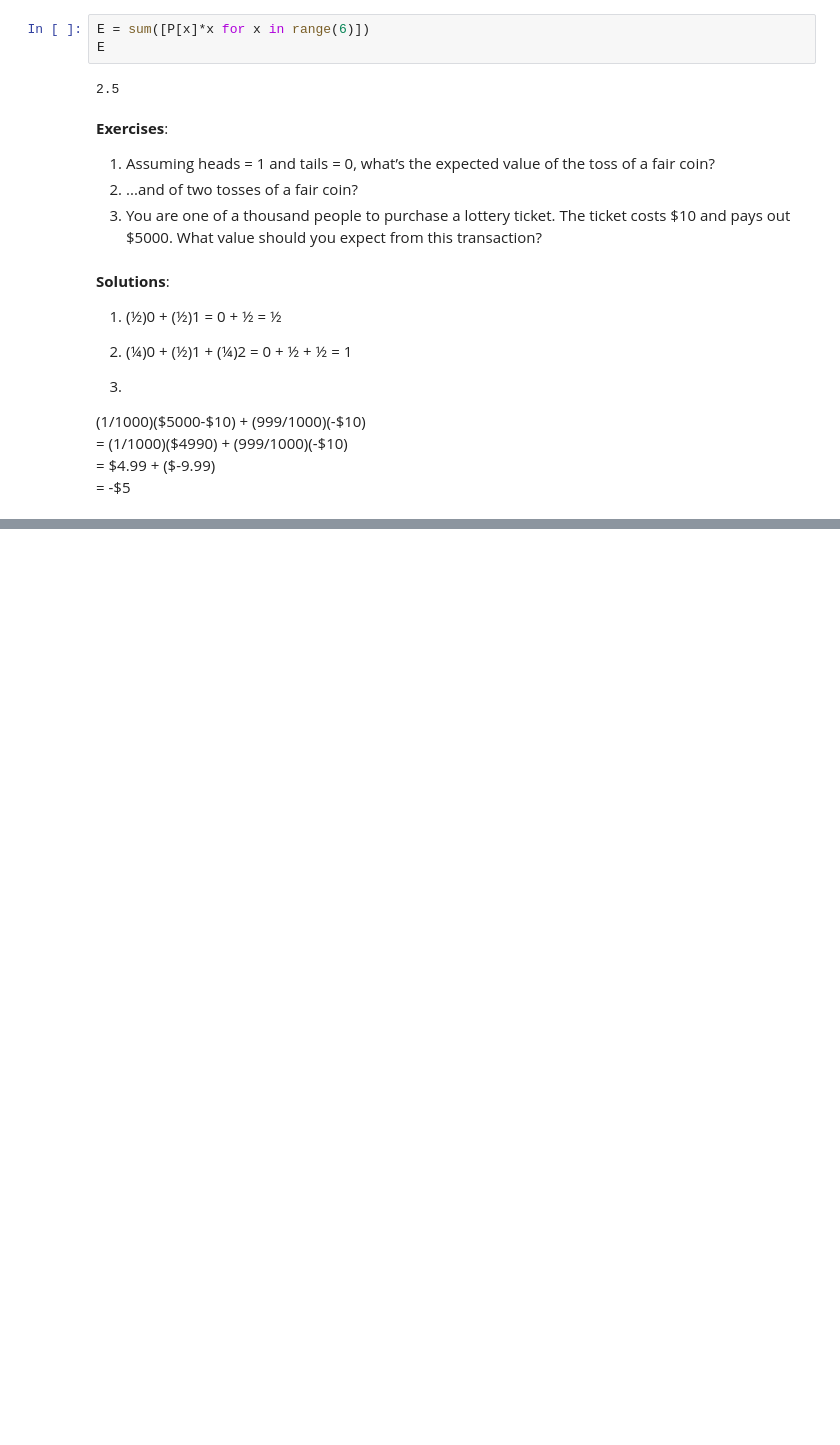
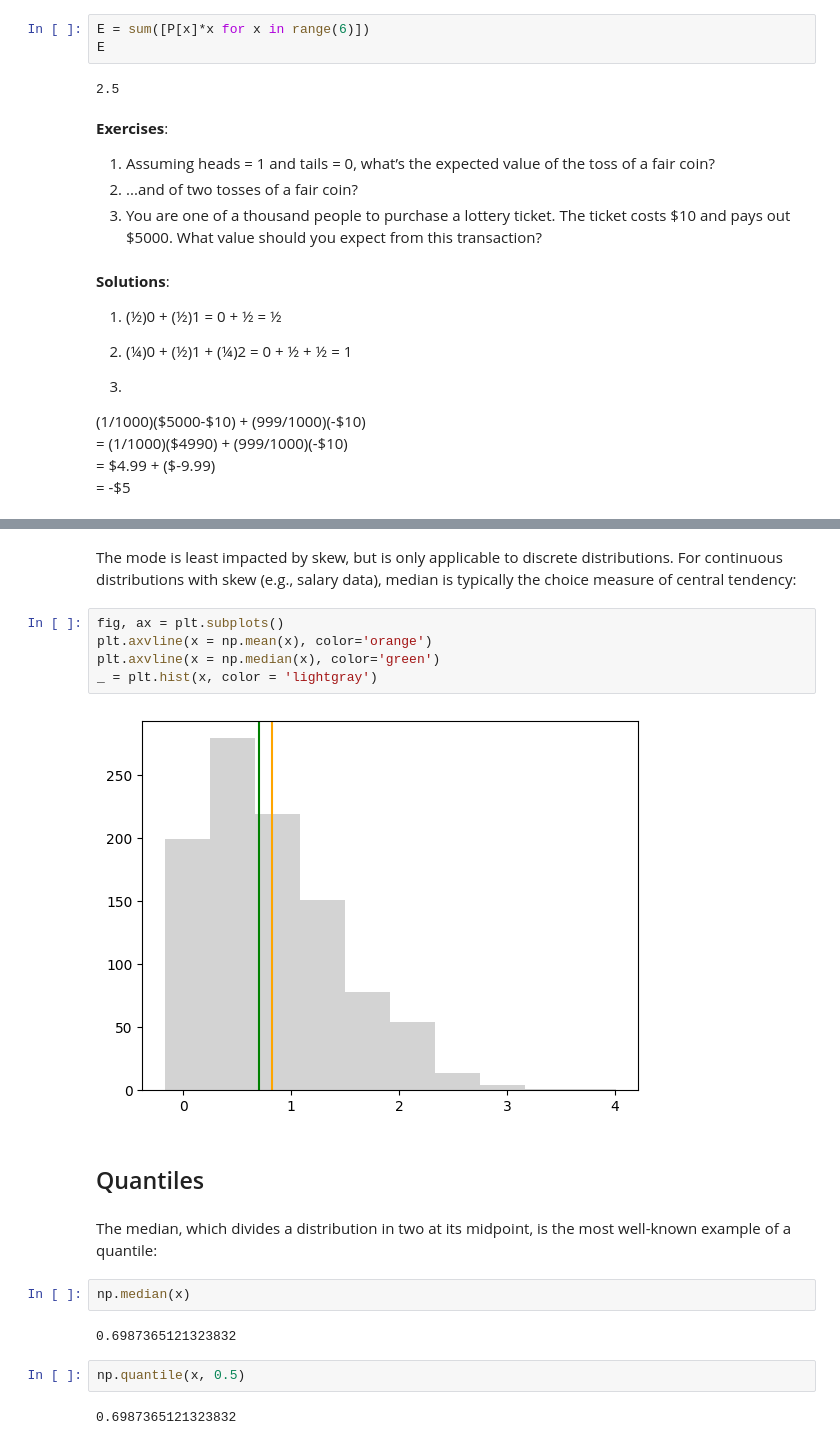
Before and after one commit to deenadayalanai/Machine-Learning-Foundations, a Jupyter notebook: Probability_&_Information_Theory.ipynb, the cells around one changed output, grey strips where cells are left out. Cells and saved outputs as stored; diff of their text form; blank space fills up the shorter version.

```diff
--- a/Probability_&_Information_Theory.ipynb
+++ b/Probability_&_Information_Theory.ipynb
@@ -198,0 +315,21 @@ E
+# %% [markdown]
+The mode is least impacted by skew, but is only applicable to discrete distributions. For continuous distributions with skew (e.g., salary data), median is typically the choice measure of central tendency:
+# %%
+fig, ax = plt.subplots()
+plt.axvline(x = np.mean(x), color='orange')
+plt.axvline(x = np.median(x), color='green')
+_ = plt.hist(x, color = 'lightgray')
+# %% [output]
+[figure, added]
+# %% [markdown]
+## Quantiles
+# %% [markdown]
+The median, which divides a distribution in two at its midpoint, is the most well-known example of a quantile:
+# %%
+np.median(x)
+# %% [output]
+0.6987365121323832
+# %%
+np.quantile(x, 0.5)
+# %% [output]
+0.6987365121323832
```
Also changed, not shown: parts of 38 cells of this notebook.
